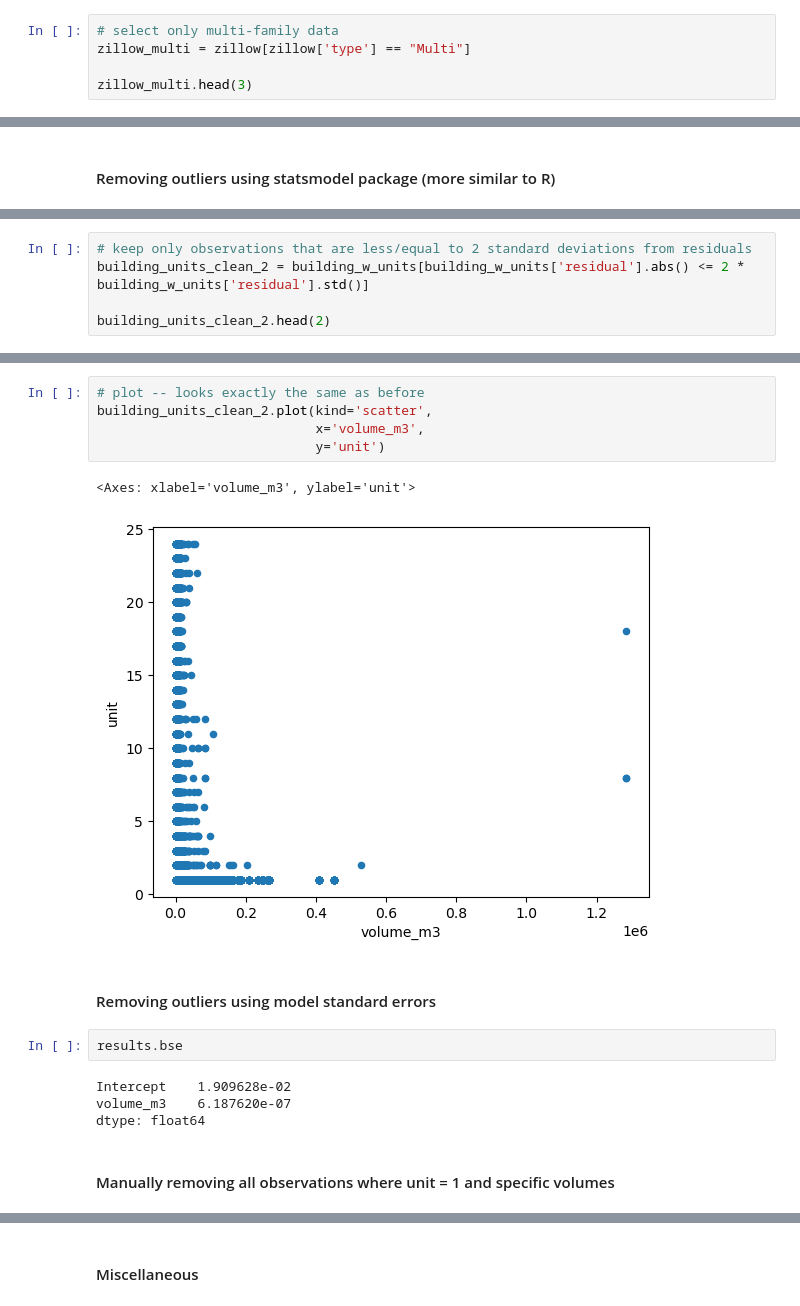
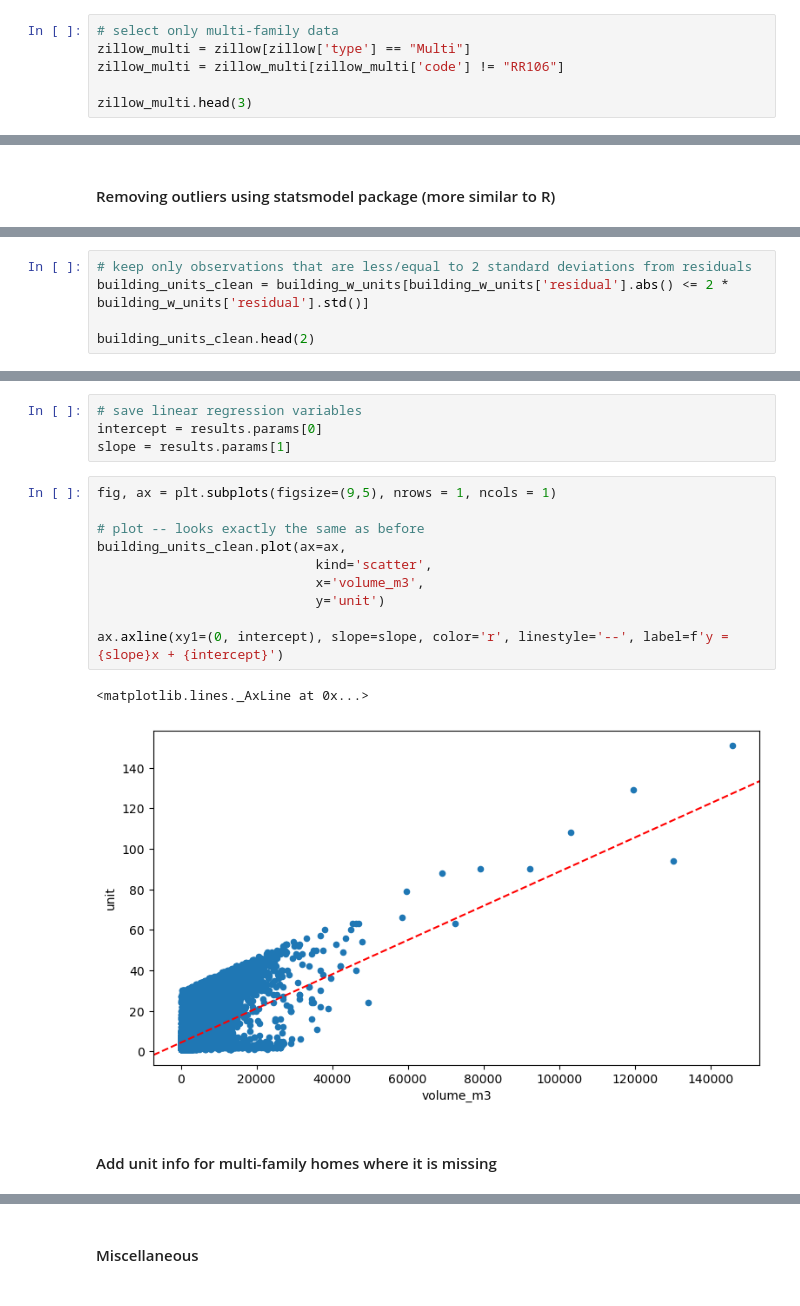
Before and after one commit to sofiasarak/building-unit-regression, a Jupyter notebook: unit_regression_clean.ipynb, the cells around one changed output, grey strips where cells are left out. Cells and saved outputs as stored; diff of their text form.

Commit message:
Filter out condos, successfully remove outliers

```diff
--- a/unit_regression_clean.ipynb
+++ b/unit_regression_clean.ipynb
@@ -119,6 +116,7 @@ zillow.head(3)
 # %%
 # select only multi-family data
 zillow_multi = zillow[zillow['type'] == "Multi"]
+zillow_multi = zillow_multi[zillow_multi['code'] != "RR106"]
 
 zillow_multi.head(3)
 # %% [output]
@@ -320,28 +324,29 @@ building_w_units.head(2)
 | 1199414 | osm | 470435140 | 3.046337 | 0.290904 | USA | {'xmin': -117.7049412, 'ymin': 34... | POLYGON ((-11356902.440 4103256.4... | 2532297.0 | Multi | NaN | ... |
 # %%
 # keep only observations that are less/equal to 2 standard deviations from residuals
-building_units_clean_2 = building_w_units[building_w_units['residual'].abs() <= 2 * building_w_units['residual'].std()]
+building_units_clean = building_w_units[building_w_units['residual'].abs() <= 2 * building_w_units['residual'].std()]
 
-building_units_clean_2.head(2)
+building_units_clean.head(2)
 # %% [output]
 |  | source | id | height_m | var | region | bbox | geometry | index_right | type | year | ... |
 | 1199394 | osm | 470435154 | 4.898030 | 0.318184 | USA | {'xmin': -117.7049224, 'ymin': 34... | POLYGON ((-11356897.258 4103226.7... | 2747575.0 | Multi | NaN | ... |
 | 1199414 | osm | 470435140 | 3.046337 | 0.290904 | USA | {'xmin': -117.7049412, 'ymin': 34... | POLYGON ((-11356902.440 4103256.4... | 2532297.0 | Multi | NaN | ... |
+# %%
+# save linear regression variables
+intercept = results.params[0]
+slope = results.params[1]
 # %%
+fig, ax = plt.subplots(figsize=(9,5), nrows = 1, ncols = 1)
+
 # plot -- looks exactly the same as before
-building_units_clean_2.plot(kind='scatter',
+building_units_clean.plot(ax=ax,
+                            kind='scatter',
                             x='volume_m3',
                             y='unit')
+
+ax.axline(xy1=(0, intercept), slope=slope, color='r', linestyle='--', label=f'y = {slope}x + {intercept}')
 # %% [output]
-<Axes: xlabel='volume_m3', ylabel='unit'>
+<matplotlib.lines._AxLine at 0x...>
-[figure, old version]
+[figure, new version]
-# %% [markdown]
-#### Removing outliers using model standard errors
-# %%
-results.bse
-# %% [output]
-Intercept    1.909628e-02
-volume_m3    6.187620e-07
-dtype: float64
 # %% [markdown]
-#### Manually removing all observations where unit = 1 and specific volumes
+#### Add unit info for multi-family homes where it is missing
```
Also changed, not shown: parts of 37 cells of this notebook.
